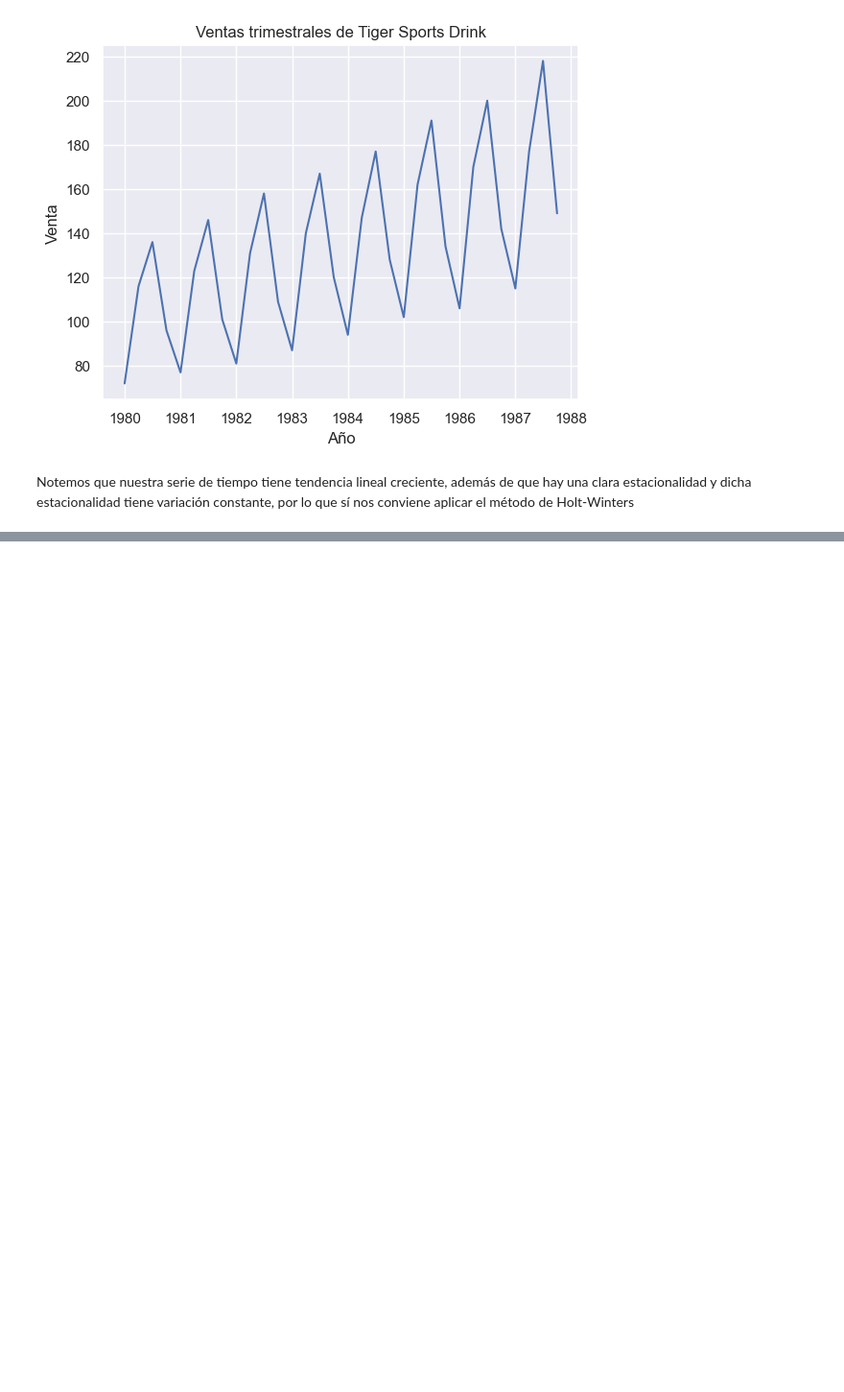
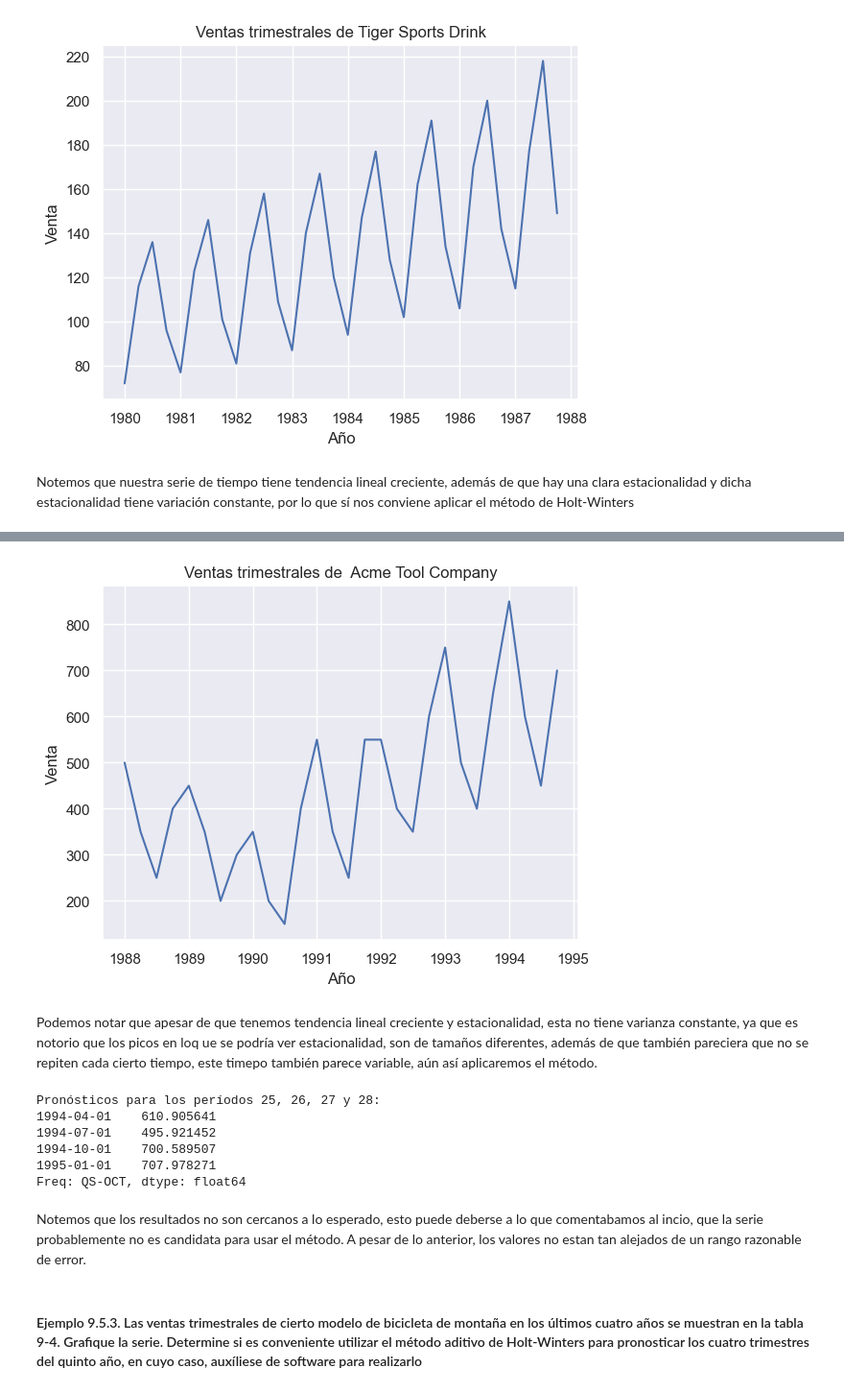
Before and after one commit to maferpy/unidad9, a Jupyter notebook: pronosticos.ipynb, the cells around one changed output, grey strips where cells are left out. Shown at 96% size. Drawn from its saved outputs; the diff is of its cells as text; code cells hidden in the pictures; blank space fills up the shorter version.

Commit message:
Me faltan dos pero ya esta el excel

```diff
--- a/pronosticos.ipynb
+++ b/pronosticos.ipynb
@@ -1002,0 +1065,11 @@ Notemos que nuestra serie de tiempo tiene tendencia lineal creciente, además de
+# %%
+df = pd.read_excel("Acme.xlsx")
+df.columns = ['Fecha', 'Ventas']
+def convertir_fecha_trimestral(fecha_str):
+    year, quarter = fecha_str.split('/')
+    month = int(quarter) * 3 - 2
+    return pd.Timestamp(year=int(year), month=month, day=1)
+
+df['Fecha'] = df['Fecha'].apply(convertir_fecha_trimestral)
+df.set_index('Fecha', inplace=True)
+df.head()
@@ -1002,0 +1084,36 @@ Notemos que nuestra serie de tiempo tiene tendencia lineal creciente, además de
+# %%
+plt.plot(df.index, df['Ventas'])
+plt.title("Ventas trimestrales de  Acme Tool Company")
+plt.xlabel("Año")
+plt.ylabel("Venta")
+plt.show()
+# %% [output]
+[figure, added]
+# %% [markdown]
+Podemos notar que apesar de que tenemos tendencia lineal creciente y estacionalidad, esta no tiene varianza constante, ya que es notorio que los picos en loq ue se podría ver estacionalidad, son de tamaños diferentes, además de que también pareciera que no se repiten cada cierto tiempo, este timepo también parece variable, aún así aplicaremos el método.
+# %%
+alpha = 0.4
+beta = 0.1
+gamma = 0.3
+
+# Aplicar el método de Holt-Winters con los valores de constantes de suavizado específicos
+model = ExponentialSmoothing(df['Ventas'], seasonal='additive', seasonal_periods=12, initialization_method="estimated")
+fit_model = model.fit(smoothing_level=alpha, smoothing_slope=beta, smoothing_seasonal=gamma)
+
+# Obtener pronósticos para los períodos 25, 26, 27 y 28
+forecast_periods = [25, 26, 27, 28]
+forecast = fit_model.predict(start=forecast_periods[0], end=forecast_periods[-1])
+
+print("Pronósticos para los períodos 25, 26, 27 y 28:")
+print(forecast)
+# %% [output]
+Pronósticos para los períodos 25, 26, 27 y 28:
+1994-04-01    610.905641
+1994-07-01    495.921452
+1994-10-01    700.589507
+1995-01-01    707.978271
+Freq: QS-OCT, dtype: float64
+# %% [markdown]
+Notemos que los resultados no son cercanos a lo esperado, esto puede deberse a lo que comentabamos al incio, que la serie probablemente no es candidata para usar el método. A pesar de lo anterior, los valores no estan tan alejados de un rango razonable de error.
+# %% [markdown]
+#### Ejemplo 9.5.3. Las ventas trimestrales de cierto modelo de bicicleta de montaña en los últimos cuatro años se muestran en la tabla 9-4. Grafique la serie. Determine si es conveniente utilizar el método aditivo de Holt-Winters para pronosticar los cuatro trimestres del quinto año, en cuyo caso, auxíliese de software para realizarlo
```
Also changed, not shown: parts of 4 cells of this notebook, 1 other file.
